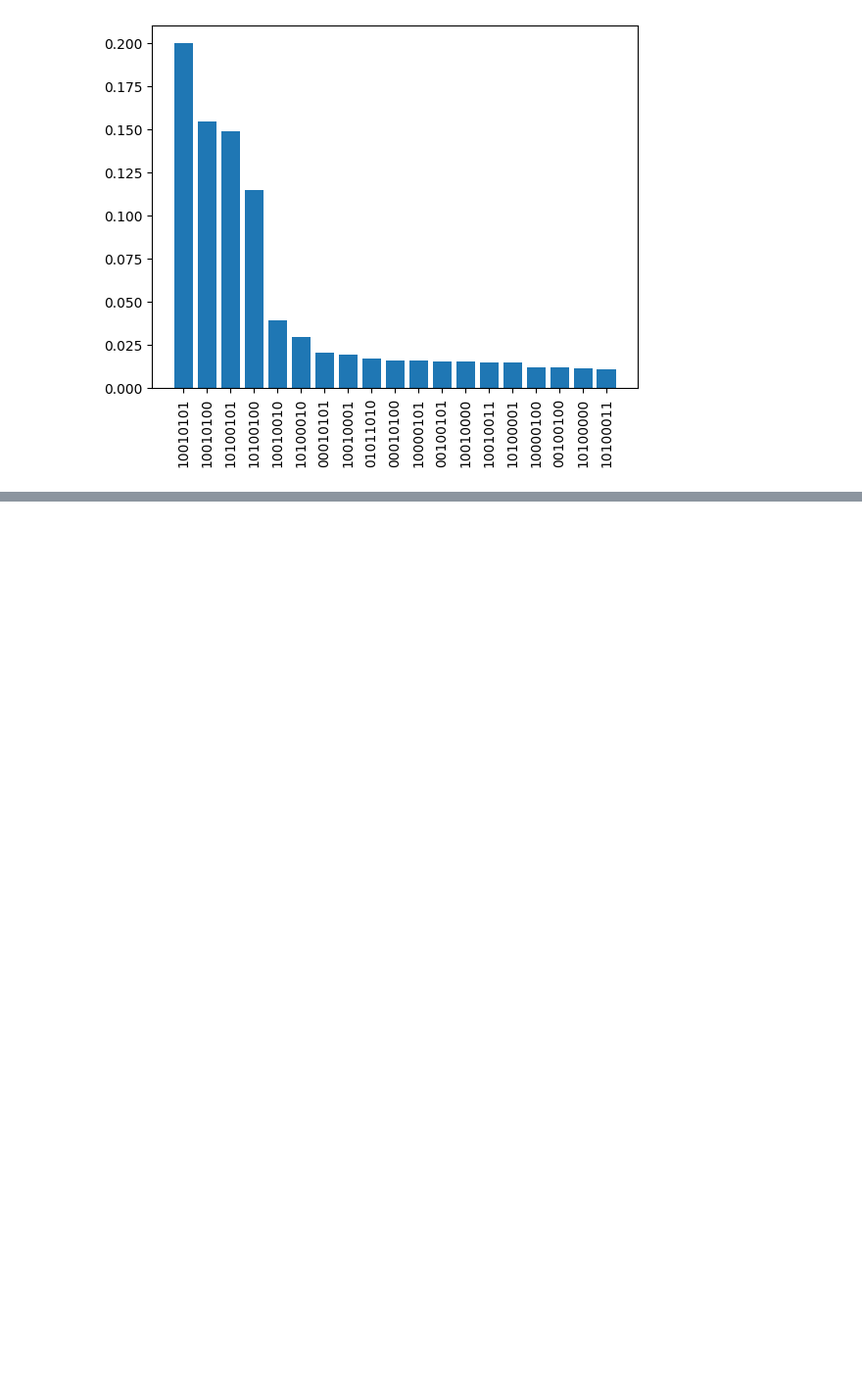
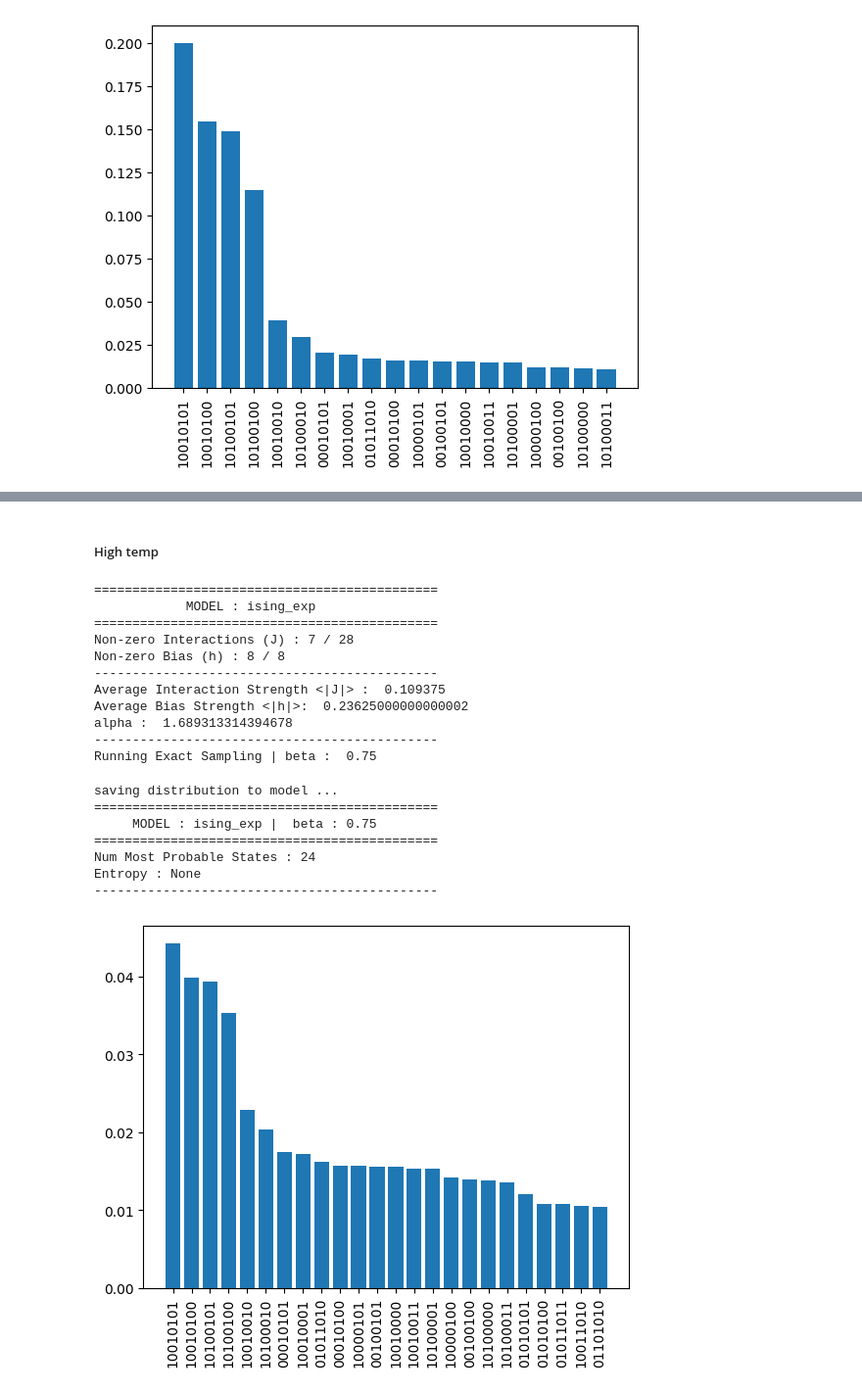
Before and after one commit to pafloxy/qhack-project-raflaneq, a Jupyter notebook: proposal_matrix.ipynb, the cells around one changed output, grey strips where cells are left out. Shown at 98% size. Drawn from its saved outputs; the diff is of its cells as text; code cells hidden in the pictures; blank space fills up the shorter version.

```diff
--- a/proposal_matrix.ipynb
+++ b/proposal_matrix.ipynb
@@ -247,0 +278,30 @@ plt.show()
+# %% [markdown]
+##### High temp
+# %%
+model = build_energy_function_from_graph(trial_graph, name= 'ising_exp')
+model.model_summary(plot=False)
+
+beta = 0.75; temperature = 1 / beta
+
+esm_model = Exact_Sampling(model, beta= beta, verbose= True)
+esm_model.sampling_summary()
+# %% [output]
+=============================================
+            MODEL : ising_exp
+=============================================
+Non-zero Interactions (J) : 7 / 28
+Non-zero Bias (h) : 8 / 8
+---------------------------------------------
+Average Interaction Strength <|J|> :  0.109375
+Average Bias Strength <|h|>:  0.23625000000000002
+alpha :  1.689313314394678
+---------------------------------------------
+Running Exact Sampling | beta :  0.75
+saving distribution to model ...
+=============================================
+     MODEL : ising_exp |  beta : 0.75
+=============================================
+Num Most Probable States : 24
+Entropy : None
+---------------------------------------------
+[figure, added]
```
Also changed, not shown: parts of 12 cells of this notebook, 5 other files.
